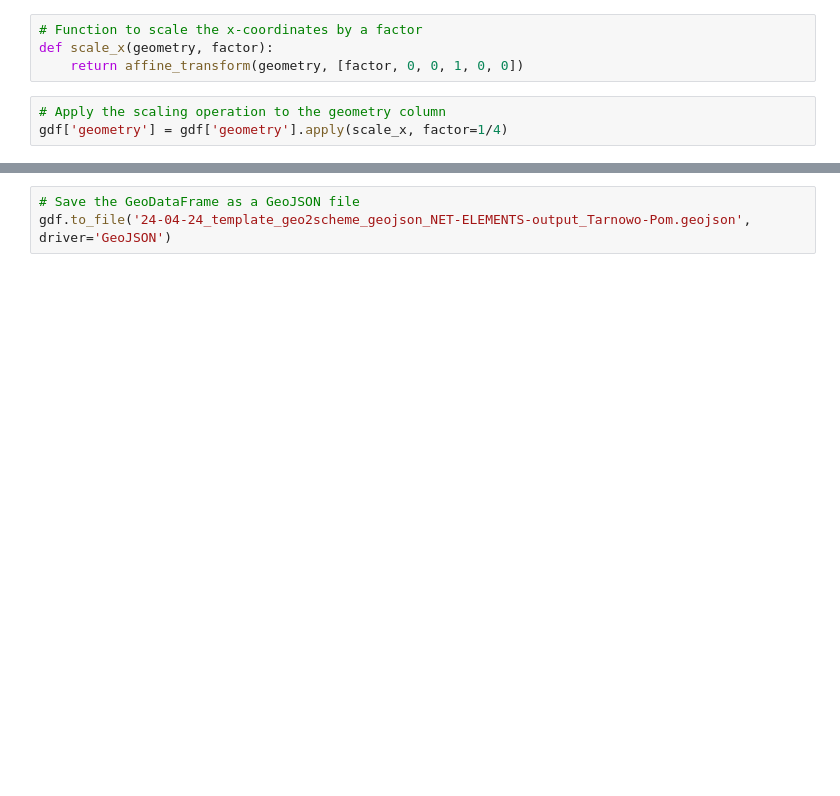
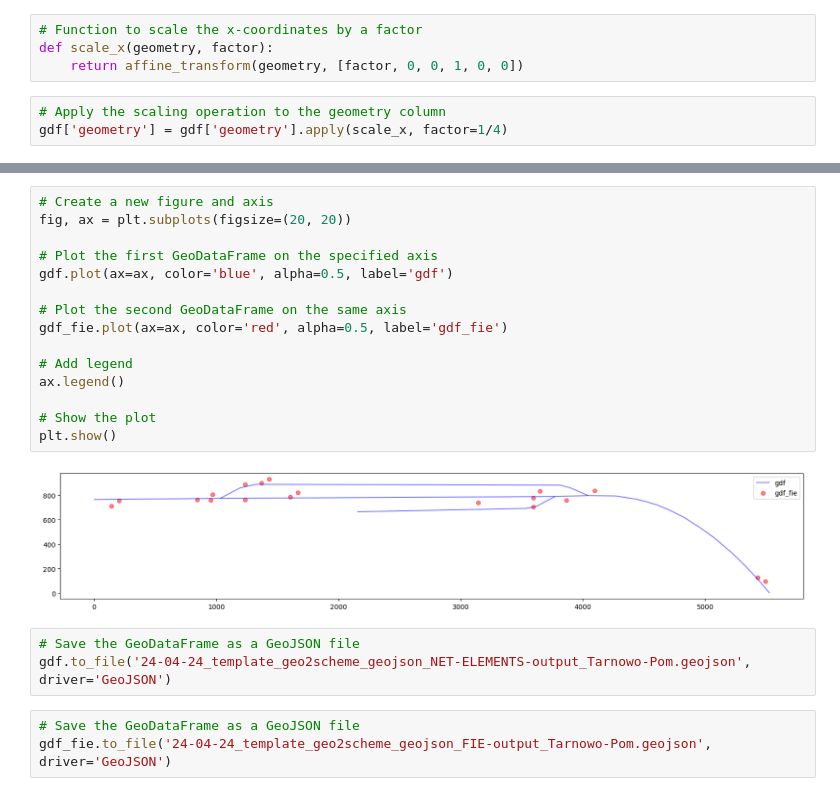
Before and after one commit to mwoj-tech/geo2screen, a Jupyter notebook: main.ipynb, the cells around one changed output, grey strips where cells are left out. Saved outputs shown, nothing was run; the diff lists cells and outputs as text; blank space fills up the shorter version.

```diff
--- a/main.ipynb
+++ b/main.ipynb
@@ -211,3 +255,23 @@ print(gdf.head())
+# %%
+# Create a new figure and axis
+fig, ax = plt.subplots(figsize=(20, 20))
+
+# Plot the first GeoDataFrame on the specified axis
+gdf.plot(ax=ax, color='blue', alpha=0.5, label='gdf')
+
+# Plot the second GeoDataFrame on the same axis
+gdf_fie.plot(ax=ax, color='red', alpha=0.5, label='gdf_fie')
+
+# Add legend
+ax.legend()
+
+# Show the plot
+plt.show()
+# %% [output]
+[figure, added]
 # %%
 # Save the GeoDataFrame as a GeoJSON file
 gdf.to_file('24-04-24_template_geo2scheme_geojson_NET-ELEMENTS-output_Tarnowo-Pom.geojson', driver='GeoJSON')
+# %%
+# Save the GeoDataFrame as a GeoJSON file
+gdf_fie.to_file('24-04-24_template_geo2scheme_geojson_FIE-output_Tarnowo-Pom.geojson', driver='GeoJSON')
```
Also changed, not shown: parts of 9 cells of this notebook, 2 other files.
